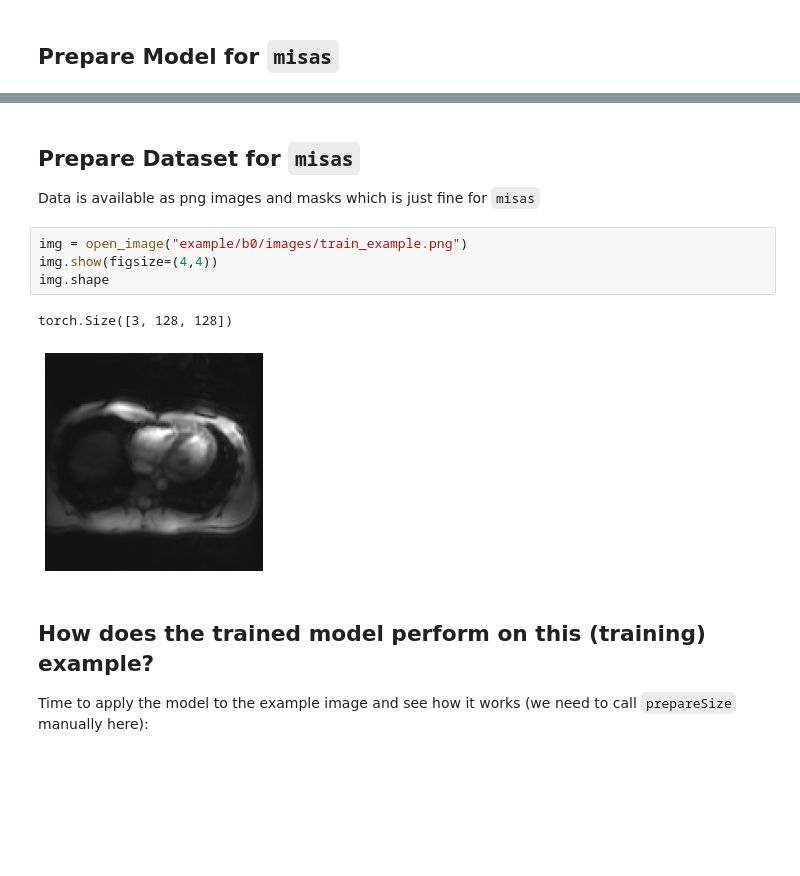
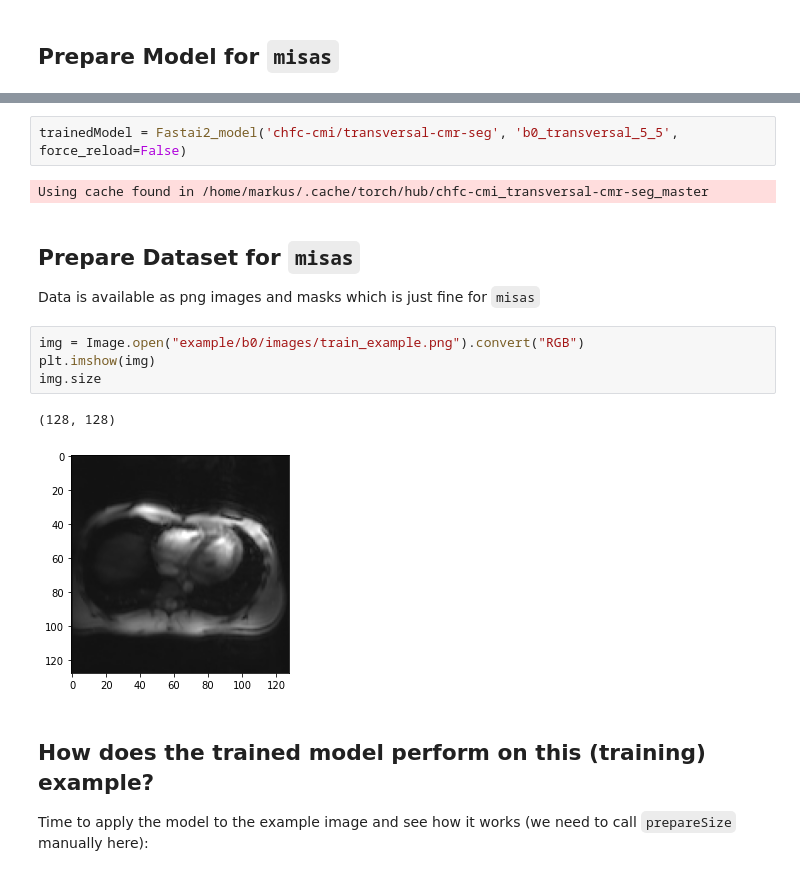
Before and after one commit to chfc-cmi/misas, a Jupyter notebook: 03_transversals.ipynb, the cells around one changed output, grey strips where cells are left out. Cells and saved outputs as stored; diff of their text form; blank space fills up the shorter version.

```diff
--- a/03_transversals.ipynb
+++ b/03_transversals.ipynb
@@ -45,14 +34,18 @@ Using cache found in /home/jovyan/.cache/torch/hub/chfc-cmi_transversal-cmr-seg_
+# %%
+trainedModel = Fastai2_model('chfc-cmi/transversal-cmr-seg', 'b0_transversal_5_5', force_reload=False)
+# %% [output]
+Using cache found in /home/markus/.cache/torch/hub/chfc-cmi_transversal-cmr-seg_master
 # %% [markdown]
 ## Prepare Dataset for `misas`
 
 Data is available as png images and masks which is just fine for `misas`
 # %%
-img = open_image("example/b0/images/train_example.png")
-img.show(figsize=(4,4))
-img.shape
+img = Image.open("example/b0/images/train_example.png").convert("RGB")
+plt.imshow(img)
+img.size
 # %% [output]
-torch.Size([3, 128, 128])
+(128, 128)
-[figure, old version]
+[figure, new version]
 # %% [markdown]
 ## How does the trained model perform on this (training) example?
 
```
Also changed, not shown: parts of 30 cells of this notebook, 8 other files.
